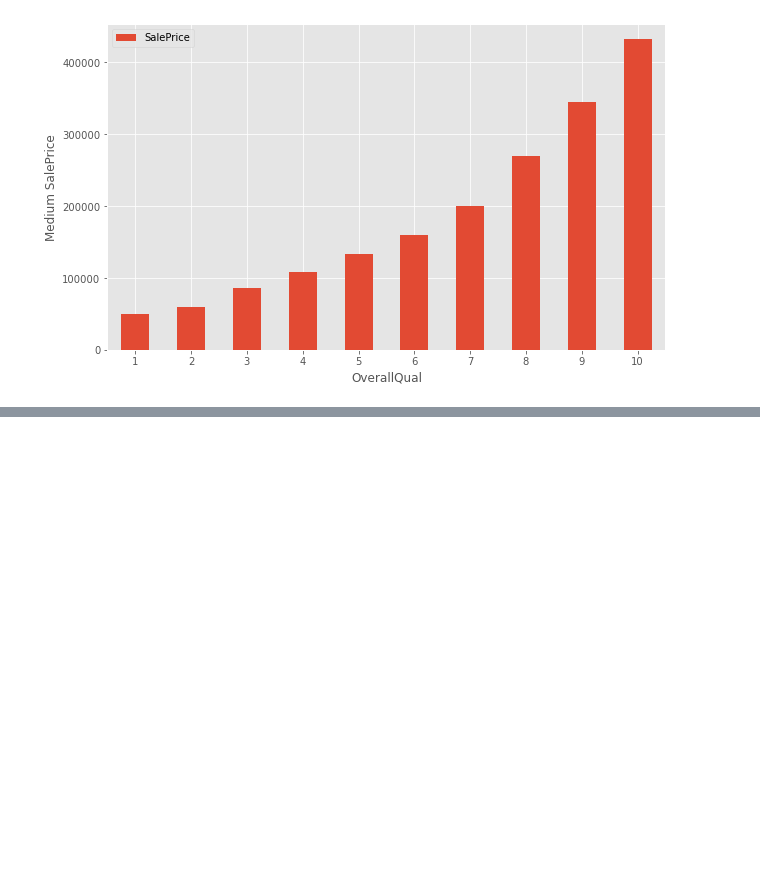
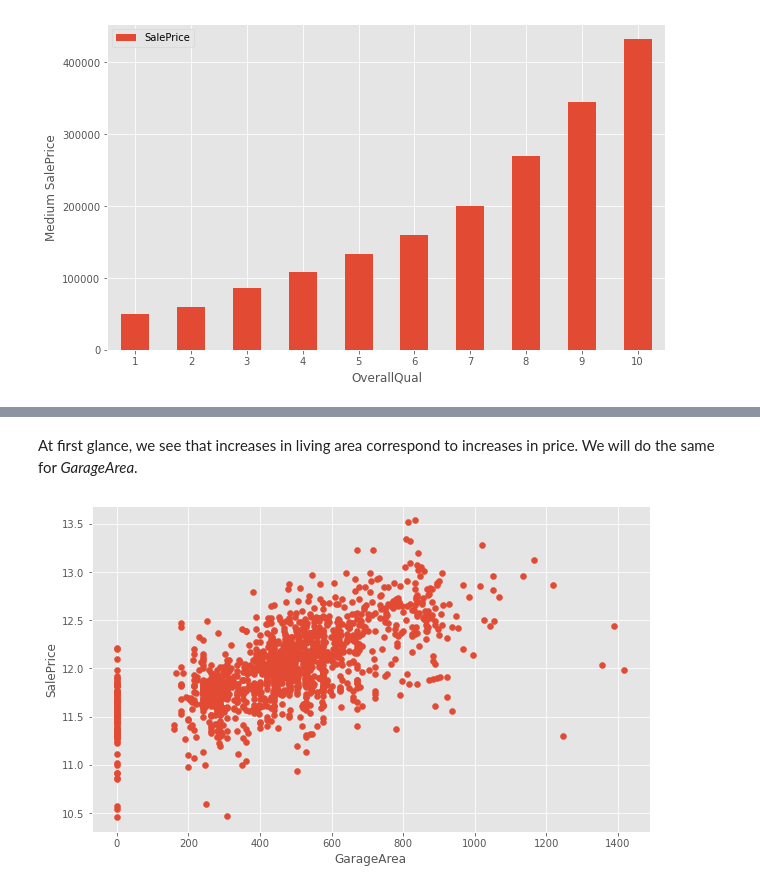
Before and after one commit to biad-iritie/House-Prices-Competition, a Jupyter notebook: index.ipynb, the cells around one changed output, grey strips where cells are left out. Cells and saved outputs as stored; diff of their text form; code cells hidden in the pictures; blank space fills up the shorter version.

```diff
--- a/index.ipynb
+++ b/index.ipynb
@@ -226,0 +238,9 @@ plt.show()
+# %% [markdown]
+At first glance, we see that increases in living area correspond to increases in price. We will do the same for *GarageArea*.
+# %%
+plt.scatter(x=train["GarageArea"],y=target)
+plt.xlabel("GarageArea")
+plt.ylabel("SalePrice")
+plt.show()
+# %% [output]
+[figure, added]
```
Also changed, not shown: parts of 5 cells of this notebook.
